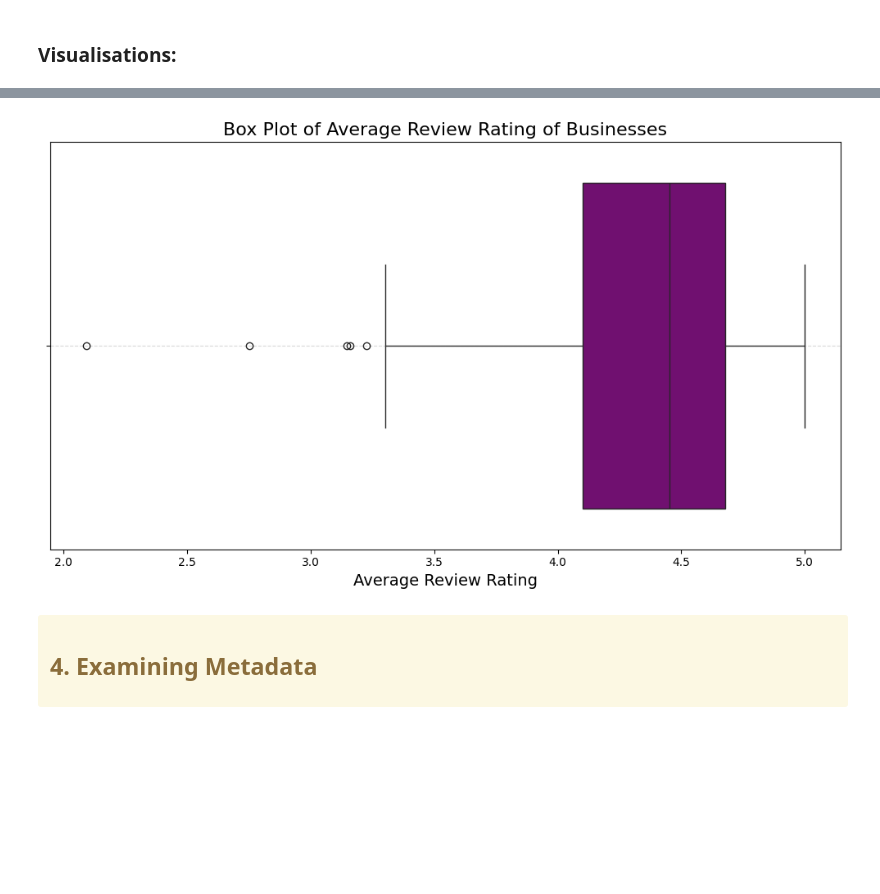
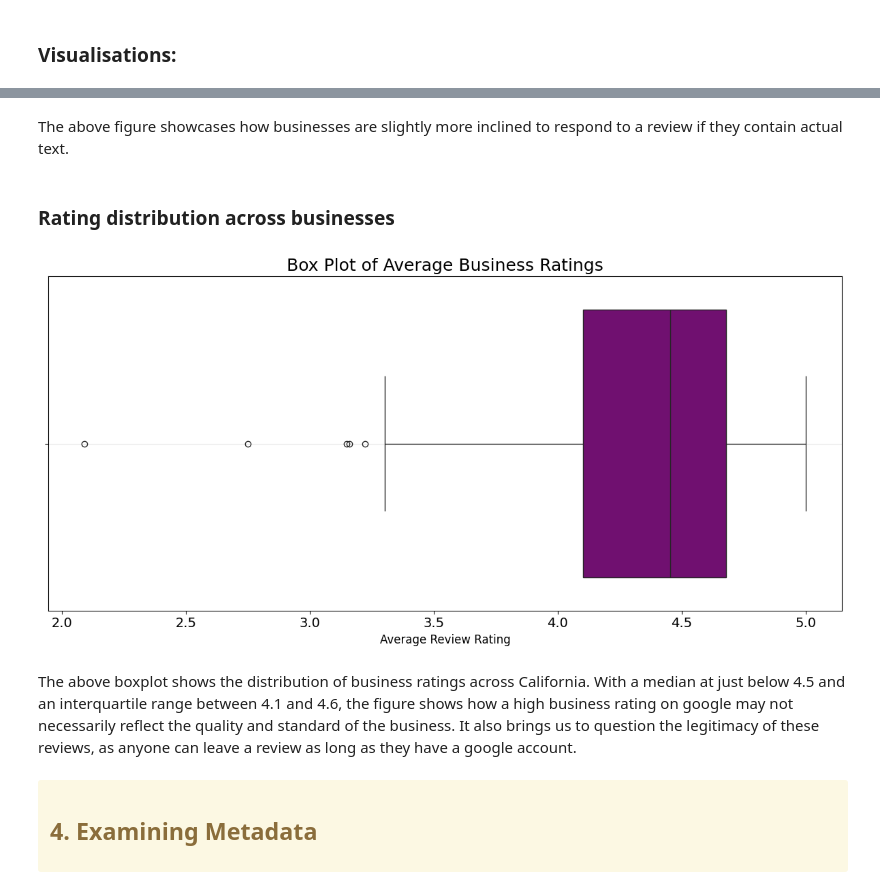
Before and after one commit to felix553/FIT5198-Assignment-1-, a Jupyter notebook: notebook_templates/task3_xxxxxxx.ipynb, the cells around one changed output, grey strips where cells are left out. Cells and saved outputs as stored; diff of their text form; code cells hidden in the pictures; blank space fills up the shorter version.

Commit message:
Added comments for Dataset review stage

```diff
--- a/notebook_templates/task3_xxxxxxx.ipynb
+++ b/notebook_templates/task3_xxxxxxx.ipynb
@@ -68,7 +74,7 @@ from collections import defaultdict
 # %%
-review_df = pd.read_excel(r"test3.xlsx")
+# Intialise Data
+review_df = pd.read_excel(r"combined_data.xlsx")
 review_df.head()
-#review_df = pd.read_json('task1_30.json')
 # %% [output]
 |  | gmap_id | user_id | time | review_rating | review_text | if_pic | pic_dim | if_response |
 | 0 | 0x80c2b62d3ad1385f:0x134c0ae51a64... | 111879057746007898782 | 2019-02-07 18:49:08 | 4 | my "expert foodie friends" have b... | N | [] | N |
@@ -242 +264,3 @@ plt.show()
+# %% [markdown]
+The above figure showcases how businesses are slightly more inclined to respond to a review if they contain actual text.
 # %%
@@ -250,20 +275,22 @@ aggregated_review_df = review_df.groupby('gmap_id').agg(
     response_count=('if_response', lambda x: (x == 'Y').sum()),
 
 )
+# %% [markdown]
+### Rating distribution across businesses
 # %%
-plt.figure(figsize=(10, 6))
+plt.figure(figsize=(12, 6))
 # Boxplot for avg review ratings
 sns.boxplot(data=aggregated_review_df, x='avg_rating', color='purple')
-
-# Customize the plot
-plt.title('Box Plot of Average Review Rating of Businesses', fontsize=16)
-plt.xlabel('Average Review Rating', fontsize=14)
-plt.grid(axis='y', linestyle='--', alpha=0.5)
-
+plt.title('Box Plot of Average Business Ratings', fontsize=18)
+plt.grid(axis='y', alpha=0.3)
+plt.xlabel('Average Review Rating', fontsize=12)
+plt.xticks(fontsize=14)
 plt.tight_layout()
 plt.show()
 # %% [output]
-[figure, old version]
+[figure, new version]
+# %% [markdown]
+The above boxplot shows the distribution of business ratings across California. With a median at just below 4.5 and an interquartile range between 4.1 and 4.6, the figure shows how a high business rating on google may not necessarily reflect the quality and standard of the business. It also brings us to question the legitimacy of these reviews, as anyone can leave a review as long as they have a google account.
 # %% [markdown]
 <div class="alert alert-block alert-warning">
 
```
Also changed, not shown: parts of 40 cells of this notebook, 2 other files.
